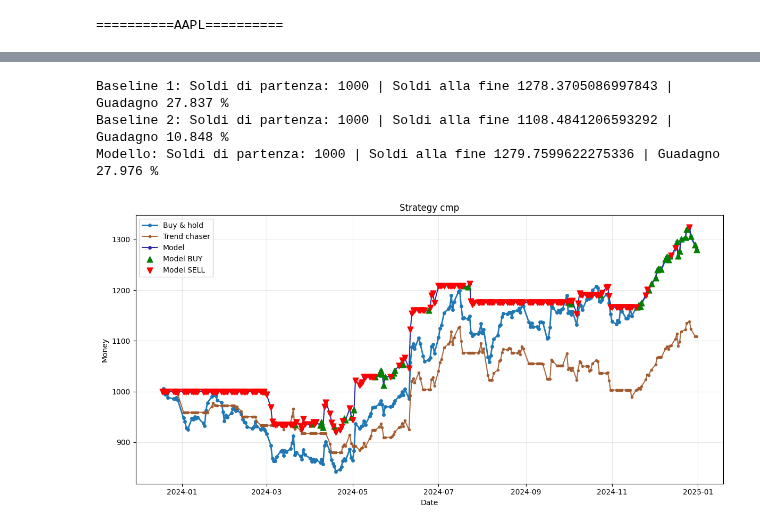
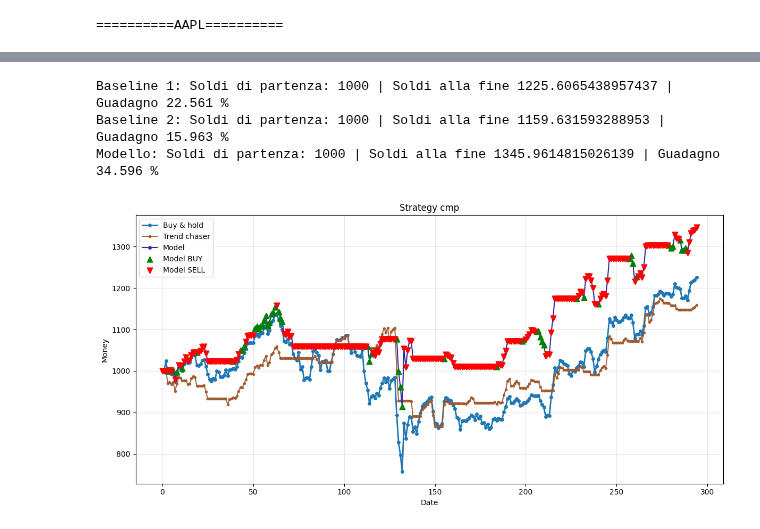
Before and after one commit to UniAlessioM/MarGui-Project, a Jupyter notebook: TradingTestbentch.ipynb, the cells around one changed output, grey strips where cells are left out. Cells and saved outputs as stored; diff of their text form; code cells hidden in the pictures.

```diff
--- a/TradingTestbentch.ipynb
+++ b/TradingTestbentch.ipynb
@@ -7,8 +15,10 @@ import xgboost as xgb
 # %%
 # Parametri di simulazione
-TimeSplit_up = "2025-01-01"
-TimeSplit_down = "2023-12-18"
+ticker = "AAPL"
+TimeSplit_up = "2025-11-28"
+TimeSplit_down = "2024-09-26"
 starting_cash = 1000
 window = 40
+floor_probability = 0.40
 # %%
 # --- Carica dati e modello ---
@@ -60,10 +65,9 @@ for tiker in stocks:
 # %%
 # Baseline: Buy and Hold
-for tiker, data in models.items():
-    print("=" * 10 + f"{tiker}" + "=" * 10)
+print("=" * 10 + f"{ticker}" + "=" * 10)
 
-    own_tikers = starting_cash / data["test_data"].iloc[0]["Close"]
-    payout_bnh = own_tikers * data["test_data"].iloc[-1]["Close"]
+own_tikers = starting_cash / entry["test_data"].iloc[0]["Close"]
+payout_bnh = own_tikers * entry["test_data"].iloc[-1]["Close"]
 # %% [output]
 ==========AAPL==========
 # %%
@@ -220,38 +246,55 @@ for ticker, data in models.items():
 # %%
 print(f"Baseline 1: Soldi di partenza: {starting_cash} | Soldi alla fine {payout_bnh} | Guadagno {((payout_bnh - starting_cash)/starting_cash) * 100:.3f} %")
 print(f"Baseline 2: Soldi di partenza: {starting_cash} | Soldi alla fine {payout_tc} | Guadagno {((payout_tc - starting_cash)/starting_cash) * 100:.3f} %")
 print(f"Modello: Soldi di partenza: {starting_cash} | Soldi alla fine {payout_mod} | Guadagno {((payout_mod - starting_cash)/starting_cash) * 100:.3f} %")
 
 plt.figure(figsize=(12,6))
 
-idx = data["test_data"].index
-bh_series = data["test_data"]["Close"] * own_tikers
-tc_series = trend_chaser["data"]["portfolio_value"]
+# Use the aligned data from model_state
+idx = model_state["data"].index
+bh_series = model_state["data"]["Close"] * own_tikers
 model_series = model_state["data"]["model_value"]
 
+# For trend chaser, align with same indices if possible
+if len(trend_chaser["data"]) == len(model_state["data"]):
+    tc_series = trend_chaser["data"]["portfolio_value"].values
+else:
+    # Try to match by index
+    try:
+        tc_series = trend_chaser["data"].loc[idx, "portfolio_value"]
+    except:
+        tc_series = None
+        print("Warning: Could not align trend chaser data")
 
 plt.plot(idx, bh_series, label='Buy & hold', color='#1f77b4', linewidth=2, marker='o', markersize=4)
-plt.plot(idx, tc_series, label='Trend chaser', color="#a0582c", linewidth=1.5, marker='o', markersize=3, alpha=0.9)
+if tc_series is not None:
+    plt.plot(idx, tc_series, label='Trend chaser', color="#a0582c", linewidth=1.5, marker='o', markersize=3, alpha=0.9)
 plt.plot(idx, model_series, label='Model', color="#2e2ca0", linewidth=1.5, marker='o', markersize=4)
 
-# Inserimento delle valutazioni del modello (^ or v)
+# Show EVERY model action (aligned with model_state data)
 buys = model_state["data"]["model_action"] == 1
 sells = model_state["data"]["model_action"] == 0
 
-plt.scatter(model_state["data"].loc[buys].index, model_state["data"].loc[buys, "model_value"],
-            marker="^", color="green", s=60, label="Model BUY", zorder=5)
-plt.scatter(model_state["data"].loc[sells].index, model_state["data"].loc[sells, "model_value"], marker="v", color="red", s=60, label="Model SELL", zorder=5)
+# Use the aligned indices and values from model_state["data"]
+buy_indices = model_state["data"].loc[buys].index
+buy_values = model_state["data"].loc[buys, "model_value"]
+
+sell_indices = model_state["data"].loc[sells].index
+sell_values = model_state["data"].loc[sells, "model_value"]
+
+plt.scatter(buy_indices, buy_values, marker="^", color="green", s=60, label="Model BUY", zorder=5)
+plt.scatter(sell_indices, sell_values, marker="v", color="red", s=60, label="Model SELL", zorder=5)
 
 plt.title("Strategy cmp")
 plt.xlabel("Date")
 plt.ylabel("Money")
 plt.legend()
 plt.grid(alpha=0.3)
 plt.tight_layout()
 plt.show()
 # %% [output]
-Baseline 1: Soldi di partenza: 1000 | Soldi alla fine 1278.3705086997843 | Guadagno 27.837 %
-Baseline 2: Soldi di partenza: 1000 | Soldi alla fine 1108.4841206593292 | Guadagno 10.848 %
-Modello: Soldi di partenza: 1000 | Soldi alla fine 1279.7599622275336 | Guadagno 27.976 %
+Baseline 1: Soldi di partenza: 1000 | Soldi alla fine 1225.6065438957437 | Guadagno 22.561 %
+Baseline 2: Soldi di partenza: 1000 | Soldi alla fine 1159.631593288953 | Guadagno 15.963 %
+Modello: Soldi di partenza: 1000 | Soldi alla fine 1345.9614815026139 | Guadagno 34.596 %
-[figure, old version]
+[figure, new version]
 # %%
```
Also changed, not shown: parts of 5 cells of this notebook, 2 other files.
